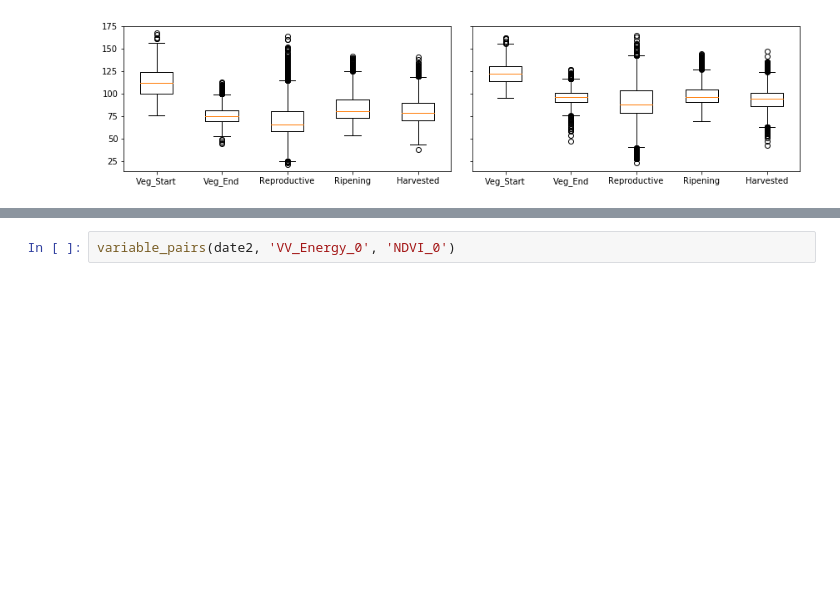
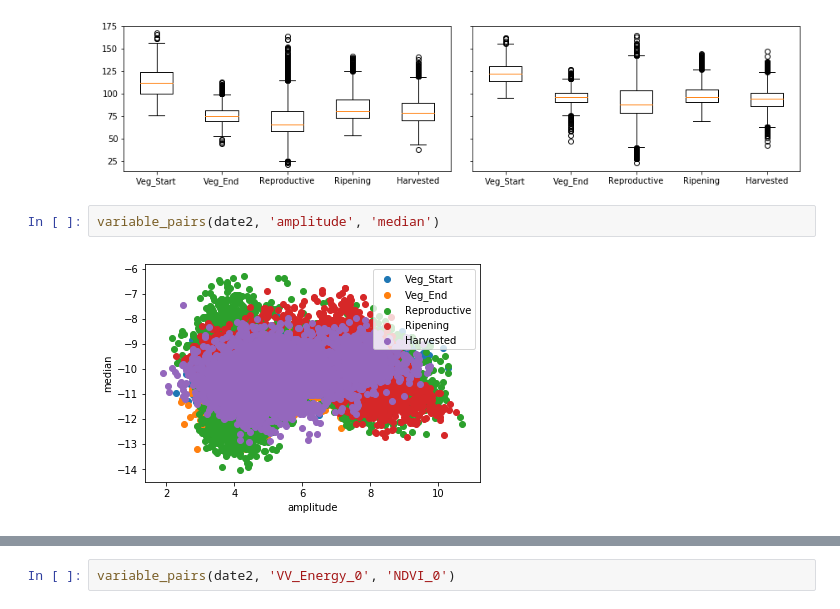
Before and after one commit to alexsalr/ciat_monitor_crops, a Jupyter notebook: examples/4_Inspect_Variables.ipynb, the cells around one changed output, grey strips where cells are left out. Cells and saved outputs as stored; diff of their text form; blank space fills up the shorter version.

```diff
--- a/examples/4_Inspect_Variables.ipynb
+++ b/examples/4_Inspect_Variables.ipynb
@@ -197,3 +218,7 @@ show_boxplot(date2, 'VV_GLCMVariance_0', ax[0])
 show_boxplot(date2, 'VV_GLCMVariance_n16', ax[1])
 # %% [output]
 [figure]
+# %%
+variable_pairs(date2, 'amplitude', 'median')
+# %% [output]
+[figure, added]
```
Also changed, not shown: parts of 8 cells of this notebook, 1 other file.
